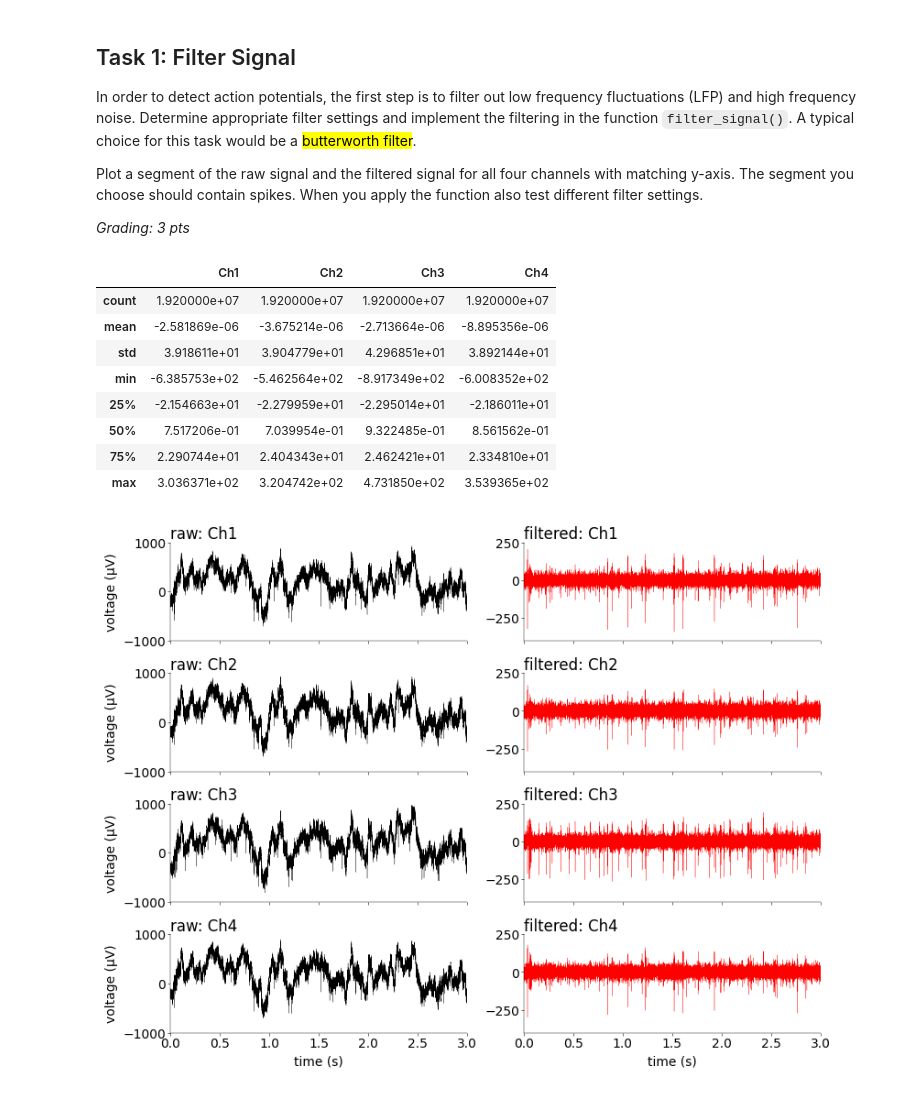
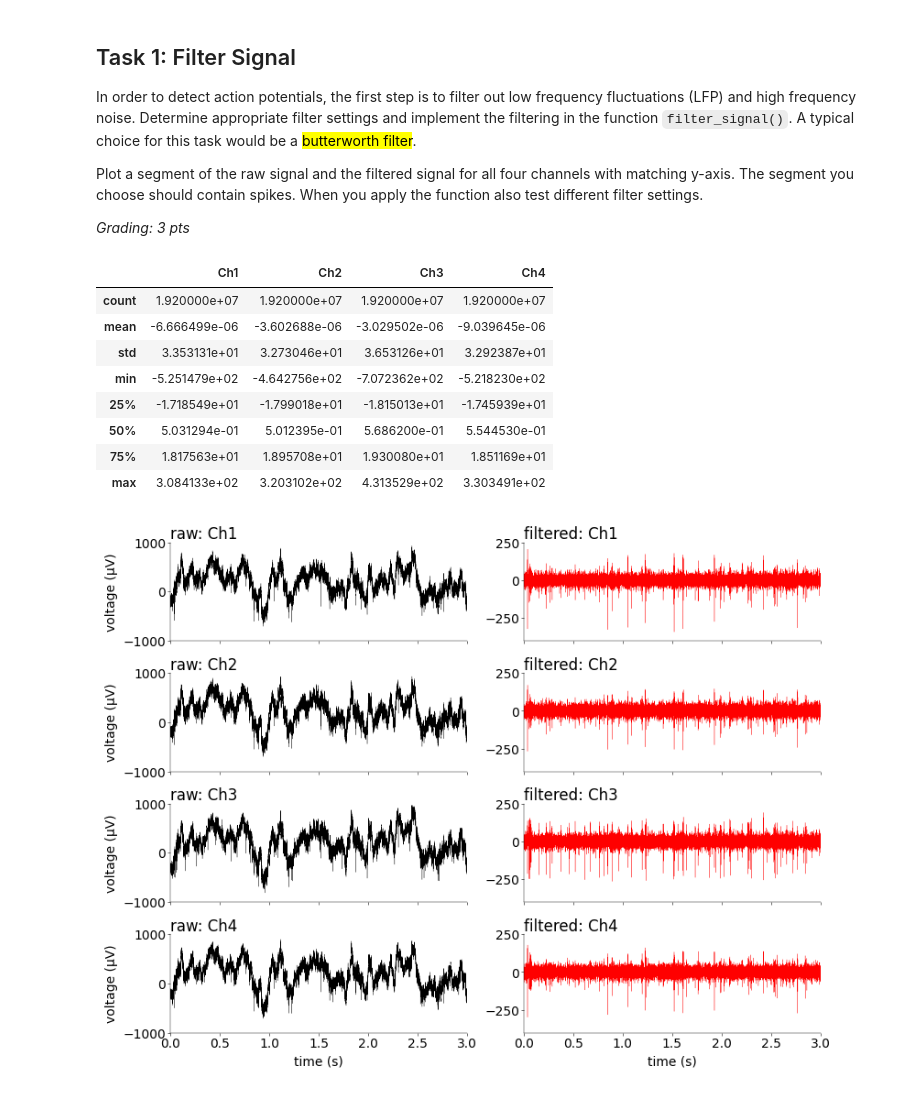
Before and after one commit to JuliusGrote/NDS_2025, a Jupyter notebook: notebooks/CodingLab1.ipynb, the cells around one changed output. Drawn from its saved outputs; the diff is of its cells as text; code cells hidden in the pictures.

```diff
--- a/notebooks/CodingLab1.ipynb
+++ b/notebooks/CodingLab1.ipynb
@@ -157,20 +157,20 @@ def filter_signal(
     return y
 # %%
 # Test the filter_signal function
-xf = filter_signal(x, fs, 500, 4000, order=3)
+xf = filter_signal(x, fs, 500, 2000, order=3)
 
 # display the filtered signal
 xf.describe()
 # %% [output]
 |  | Ch1 | Ch2 | Ch3 | Ch4 |
 | count | 1.920000e+07 | 1.920000e+07 | 1.920000e+07 | 1.920000e+07 |
-| mean | -2.581869e-06 | -3.675214e-06 | -2.713664e-06 | -8.895356e-06 |
-| std | 3.918611e+01 | 3.904779e+01 | 4.296851e+01 | 3.892144e+01 |
-| min | -6.385753e+02 | -5.462564e+02 | -8.917349e+02 | -6.008352e+02 |
-| 25% | -2.154663e+01 | -2.279959e+01 | -2.295014e+01 | -2.186011e+01 |
-| 50% | 7.517206e-01 | 7.039954e-01 | 9.322485e-01 | 8.561562e-01 |
-| 75% | 2.290744e+01 | 2.404343e+01 | 2.462421e+01 | 2.334810e+01 |
-| max | 3.036371e+02 | 3.204742e+02 | 4.731850e+02 | 3.539365e+02 |
+| mean | -6.666499e-06 | -3.602688e-06 | -3.029502e-06 | -9.039645e-06 |
+| std | 3.353131e+01 | 3.273046e+01 | 3.653126e+01 | 3.292387e+01 |
+| min | -5.251479e+02 | -4.642756e+02 | -7.072362e+02 | -5.218230e+02 |
+| 25% | -1.718549e+01 | -1.799018e+01 | -1.815013e+01 | -1.745939e+01 |
+| 50% | 5.031294e-01 | 5.012395e-01 | 5.686200e-01 | 5.544530e-01 |
+| 75% | 1.817563e+01 | 1.895708e+01 | 1.930080e+01 | 1.851169e+01 |
+| max | 3.084133e+02 | 3.203102e+02 | 4.313529e+02 | 3.303491e+02 |
 # %%
 mosaic = [
     ["raw: Ch1", "filtered: Ch1"],
```
Also changed, not shown: parts of 2 cells of this notebook, 1 other file.
